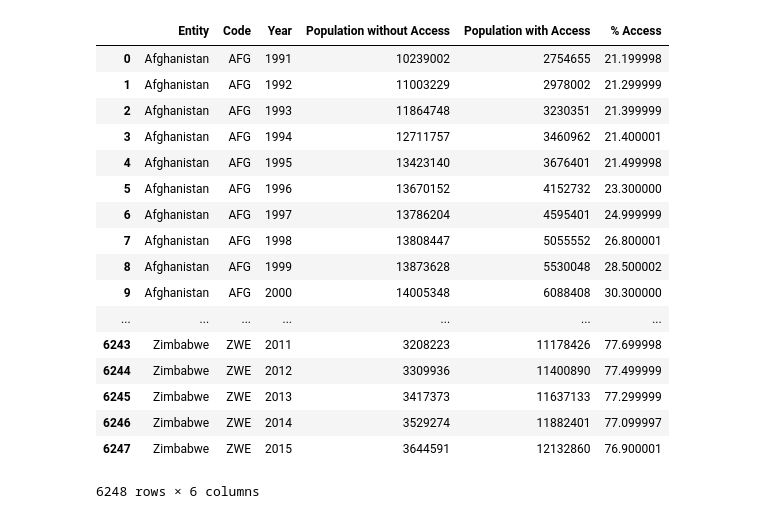
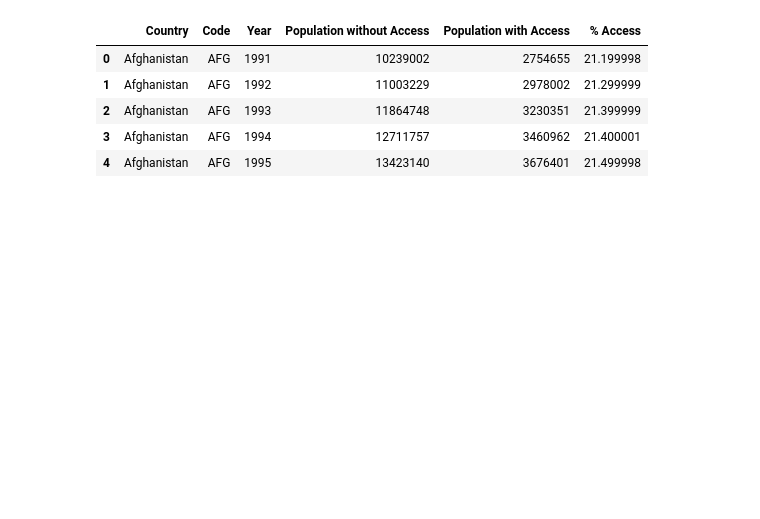
Before and after one commit to jtomines/ProjWANGRY, a Jupyter notebook: 2_LoadCode/WANGRY_LoadWorldAccessToImprovedWater_JT.ipynb, the cells around one changed output. Drawn from its saved outputs; the diff is of its cells as text; code cells hidden in the pictures; blank space fills up the shorter version.

```diff
--- a/2_LoadCode/WANGRY_LoadWorldAccessToImprovedWater_JT.ipynb
+++ b/2_LoadCode/WANGRY_LoadWorldAccessToImprovedWater_JT.ipynb
@@ -1,46 +1,91 @@
 # %%
 %matplotlib inline
 import matplotlib.pyplot as plt
 import pandas as pd
 import numpy as np
 import re
 
 # Hide warning messages in notebook
 import warnings
 warnings.filterwarnings('ignore')
 
 
 # File to Load
 H2ODataFile = "../1_Input/number-with-without-access-to-improved-water.csv"
 
 # Load to dataframe
 H2O_World_Access_data = pd.read_csv(H2ODataFile)
 
 # Simplify column headers
 H2O_World_Access_data = H2O_World_Access_data.rename(columns = {"Population without access to improved water source (people)" : "Population without Access",
                                         "Population with access to improved water source (people)" : "Population with Access"
                                        })
 
 
 H2O_World_Access_data["% Access"] = H2O_World_Access_data["Population with Access"] * 100 / (H2O_World_Access_data["Population with Access"] + H2O_World_Access_data["Population without Access"])
 
+H2O_World_Access_data = H2O_World_Access_data.rename(columns = {"Entity": "Country"})
+
+# Remove rows not pointing to countries
+H2O_World_Access_data = H2O_World_Access_data.drop(H2O_World_Access_data[H2O_World_Access_data.Country =='Arab World'].index)
+H2O_World_Access_data = H2O_World_Access_data.drop(H2O_World_Access_data[H2O_World_Access_data.Country =='Caribbean small states'].index)
+H2O_World_Access_data = H2O_World_Access_data.drop(H2O_World_Access_data[H2O_World_Access_data.Country =='Central Europe and the Baltics'].index)
+H2O_World_Access_data = H2O_World_Access_data.drop(H2O_World_Access_data[H2O_World_Access_data.Country =='Early-demographic dividend'].index)
+H2O_World_Access_data = H2O_World_Access_data.drop(H2O_World_Access_data[H2O_World_Access_data.Country =='East Asia & Pacific'].index)
+H2O_World_Access_data = H2O_World_Access_data.drop(H2O_World_Access_data[H2O_World_Access_data.Country =='East Asia & Pacific (IDA & IBRD)'].index)
+H2O_World_Access_data = H2O_World_Access_data.drop(H2O_World_Access_data[H2O_World_Access_data.Country =='East Asia & Pacific (excluding high income)'].index)
+H2O_World_Access_data = H2O_World_Access_data.drop(H2O_World_Access_data[H2O_World_Access_data.Country =='Euro area'].index)
+H2O_World_Access_data = H2O_World_Access_data.drop(H2O_World_Access_data[H2O_World_Access_data.Country =='Europe & Central Asia'].index)
+H2O_World_Access_data = H2O_World_Access_data.drop(H2O_World_Access_data[H2O_World_Access_data.Country =='Europe & Central Asia (IDA & IBRD)'].index)
+H2O_World_Access_data = H2O_World_Access_data.drop(H2O_World_Access_data[H2O_World_Access_data.Country =='Europe & Central Asia (excluding high income)'].index)
+H2O_World_Access_data = H2O_World_Access_data.drop(H2O_World_Access_data[H2O_World_Access_data.Country =='European Union'].index)
+H2O_World_Access_data = H2O_World_Access_data.drop(H2O_World_Access_data[H2O_World_Access_data.Country =='Fragile and conflict affected situations'].index)
+H2O_World_Access_data = H2O_World_Access_data.drop(H2O_World_Access_data[H2O_World_Access_data.Country =='Heavily indebted poor countries (HIPC)'].index)
+H2O_World_Access_data = H2O_World_Access_data.drop(H2O_World_Access_data[H2O_World_Access_data.Country =='High income'].index)
+H2O_World_Access_data = H2O_World_Access_data.drop(H2O_World_Access_data[H2O_World_Access_data.Country =='IBRD only'].index)
+H2O_World_Access_data = H2O_World_Access_data.drop(H2O_World_Access_data[H2O_World_Access_data.Country =='IDA & IBRD total'].index)
+H2O_World_Access_data = H2O_World_Access_data.drop(H2O_World_Access_data[H2O_World_Access_data.Country =='IDA blend'].index)
+H2O_World_Access_data = H2O_World_Access_data.drop(H2O_World_Access_data[H2O_World_Access_data.Country =='IDA only'].index)
+H2O_World_Access_data = H2O_World_Access_data.drop(H2O_World_Access_data[H2O_World_Access_data.Country =='IDA total'].index)
+H2O_World_Access_data = H2O_World_Access_data.drop(H2O_World_Access_data[H2O_World_Access_data.Country =='Late-demographic dividend'].index)
+H2O_World_Access_data = H2O_World_Access_data.drop(H2O_World_Access_data[H2O_World_Access_data.Country =='Latin America & Caribbean'].index)
+H2O_World_Access_data = H2O_World_Access_data.drop(H2O_World_Access_data[H2O_World_Access_data.Country =='Latin America & Caribbean (IDA & IBRD)'].index)
+H2O_World_Access_data = H2O_World_Access_data.drop(H2O_World_Access_data[H2O_World_Access_data.Country =='Latin America & Caribbean (excluding high income)'].index)
+H2O_World_Access_data = H2O_World_Access_data.drop(H2O_World_Access_data[H2O_World_Access_data.Country =='Least developed countries: UN classification'].index)
+H2O_World_Access_data = H2O_World_Access_data.drop(H2O_World_Access_data[H2O_World_Access_data.Country =='Low & middle income'].index)
+H2O_World_Access_data = H2O_World_Access_data.drop(H2O_World_Access_data[H2O_World_Access_data.Country =='Low income'].index)
+H2O_World_Access_data = H2O_World_Access_data.drop(H2O_World_Access_data[H2O_World_Access_data.Country =='Lower middle income'].index)
+H2O_World_Access_data = H2O_World_Access_data.drop(H2O_World_Access_data[H2O_World_Access_data.Country =='Middle East & North Africa'].index)
+H2O_World_Access_data = H2O_World_Access_data.drop(H2O_World_Access_data[H2O_World_Access_data.Country =='Middle East & North Africa (IDA & IBRD)'].index)
+H2O_World_Access_data = H2O_World_Access_data.drop(H2O_World_Access_data[H2O_World_Access_data.Country =='Middle East & North Africa (excluding high income)'].index)
+H2O_World_Access_data = H2O_World_Access_data.drop(H2O_World_Access_data[H2O_World_Access_data.Country =='Middle income'].index)
+H2O_World_Access_data = H2O_World_Access_data.drop(H2O_World_Access_data[H2O_World_Access_data.Country =='North America'].index)
+H2O_World_Access_data = H2O_World_Access_data.drop(H2O_World_Access_data[H2O_World_Access_data.Country =='OECD members'].index)
+H2O_World_Access_data = H2O_World_Access_data.drop(H2O_World_Access_data[H2O_World_Access_data.Country =='Other small states'].index)
+H2O_World_Access_data = H2O_World_Access_data.drop(H2O_World_Access_data[H2O_World_Access_data.Country =='Pacific island small states'].index)
+H2O_World_Access_data = H2O_World_Access_data.drop(H2O_World_Access_data[H2O_World_Access_data.Country =='Post-demographic dividend'].index)
+H2O_World_Access_data = H2O_World_Access_data.drop(H2O_World_Access_data[H2O_World_Access_data.Country =='Pre-demographic dividend'].index)
+H2O_World_Access_data = H2O_World_Access_data.drop(H2O_World_Access_data[H2O_World_Access_data.Country =='Small states'].index)
+H2O_World_Access_data = H2O_World_Access_data.drop(H2O_World_Access_data[H2O_World_Access_data.Country =='South Asia'].index)
+H2O_World_Access_data = H2O_World_Access_data.drop(H2O_World_Access_data[H2O_World_Access_data.Country =='South Asia (IDA & IBRD)'].index)
+H2O_World_Access_data = H2O_World_Access_data.drop(H2O_World_Access_data[H2O_World_Access_data.Country =='Sub-Saharan Africa'].index)
+H2O_World_Access_data = H2O_World_Access_data.drop(H2O_World_Access_data[H2O_World_Access_data.Country =='Sub-Saharan Africa (IDA & IBRD)'].index)
+H2O_World_Access_data = H2O_World_Access_data.drop(H2O_World_Access_data[H2O_World_Access_data.Country =='Sub-Saharan Africa (excluding high income)'].index)
+H2O_World_Access_data = H2O_World_Access_data.drop(H2O_World_Access_data[H2O_World_Access_data.Country =='Upper middle income'].index)
+H2O_World_Access_data = H2O_World_Access_data.drop(H2O_World_Access_data[H2O_World_Access_data.Country =='World'].index)
+
+# Clean up country names to match other dataframes
+H2O_World_Access_data.loc[H2O_World_Access_data["Country"] == "Cote d'Ivoire", "Country"] = "Cote-d-Ivoire"
+H2O_World_Access_data.loc[H2O_World_Access_data["Country"] == "Democratic Republic of Congo", "Country"] = "Congo"
+H2O_World_Access_data.loc[H2O_World_Access_data["Country"] == "Saint Lucia", "Country"] = "St-Lucia"
+H2O_World_Access_data.loc[H2O_World_Access_data["Country"] == "Saint Vincent and the Grenadines", "Country"] = "St-Vincent and the Grenadines"
+H2O_World_Access_data.loc[H2O_World_Access_data["Country"] == "Micronesia (country)", "Country"] = "Micronesia"
+
 H2O_World_Access_data.head()
 # %% [output]
-|  | Entity | Code | Year | Population without Access | Population with Access | % Access |
+|  | Country | Code | Year | Population without Access | Population with Access | % Access |
 | 0 | Afghanistan | AFG | 1991 | 10239002 | 2754655 | 21.199998 |
 | 1 | Afghanistan | AFG | 1992 | 11003229 | 2978002 | 21.299999 |
 | 2 | Afghanistan | AFG | 1993 | 11864748 | 3230351 | 21.399999 |
 | 3 | Afghanistan | AFG | 1994 | 12711757 | 3460962 | 21.400001 |
 | 4 | Afghanistan | AFG | 1995 | 13423140 | 3676401 | 21.499998 |
-| 5 | Afghanistan | AFG | 1996 | 13670152 | 4152732 | 23.300000 |
-| 6 | Afghanistan | AFG | 1997 | 13786204 | 4595401 | 24.999999 |
-| 7 | Afghanistan | AFG | 1998 | 13808447 | 5055552 | 26.800001 |
-| 8 | Afghanistan | AFG | 1999 | 13873628 | 5530048 | 28.500002 |
-| 9 | Afghanistan | AFG | 2000 | 14005348 | 6088408 | 30.300000 |
-| ... | ... | ... | ... | ... | ... | ... |
-| 6243 | Zimbabwe | ZWE | 2011 | 3208223 | 11178426 | 77.699998 |
-| 6244 | Zimbabwe | ZWE | 2012 | 3309936 | 11400890 | 77.499999 |
-| 6245 | Zimbabwe | ZWE | 2013 | 3417373 | 11637133 | 77.299999 |
-| 6246 | Zimbabwe | ZWE | 2014 | 3529274 | 11882401 | 77.099997 |
-| 6247 | Zimbabwe | ZWE | 2015 | 3644591 | 12132860 | 76.900001 |
-6248 rows × 6 columns
```
Also changed, not shown: parts of 5 cells of this notebook, 14 other files.
